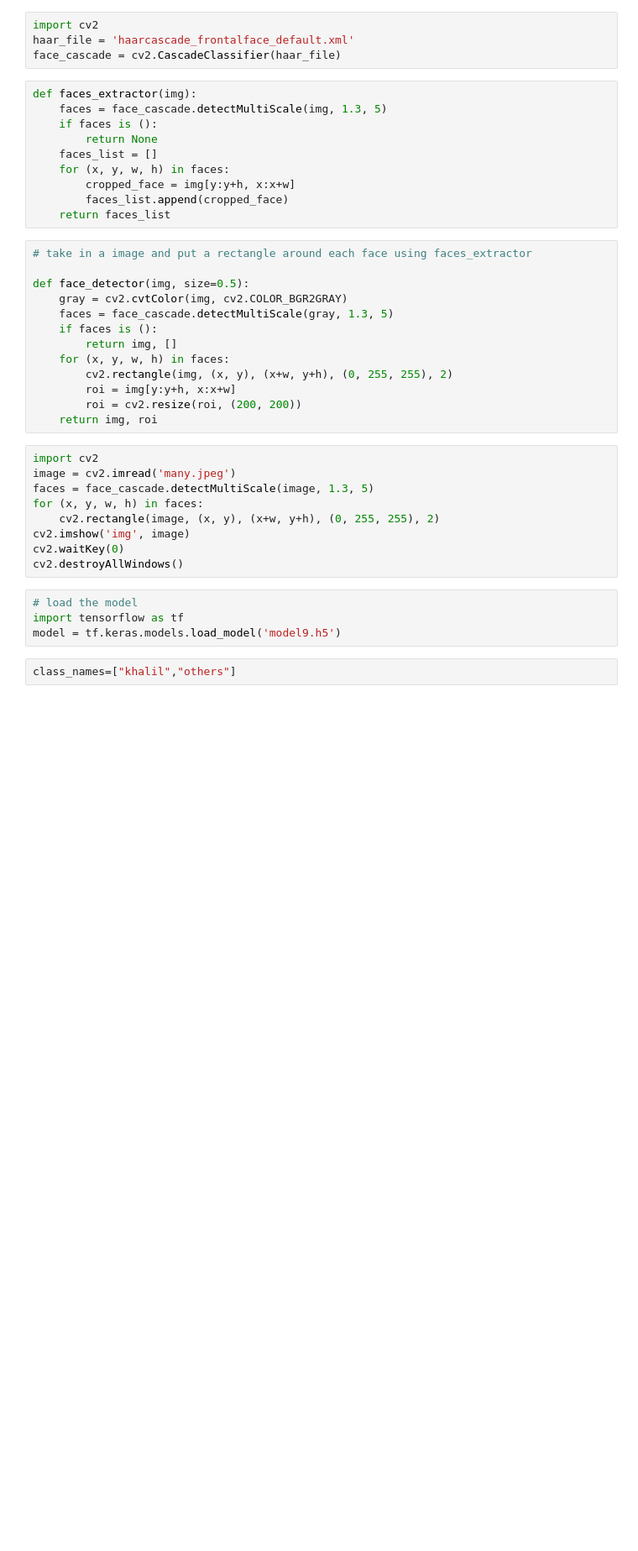
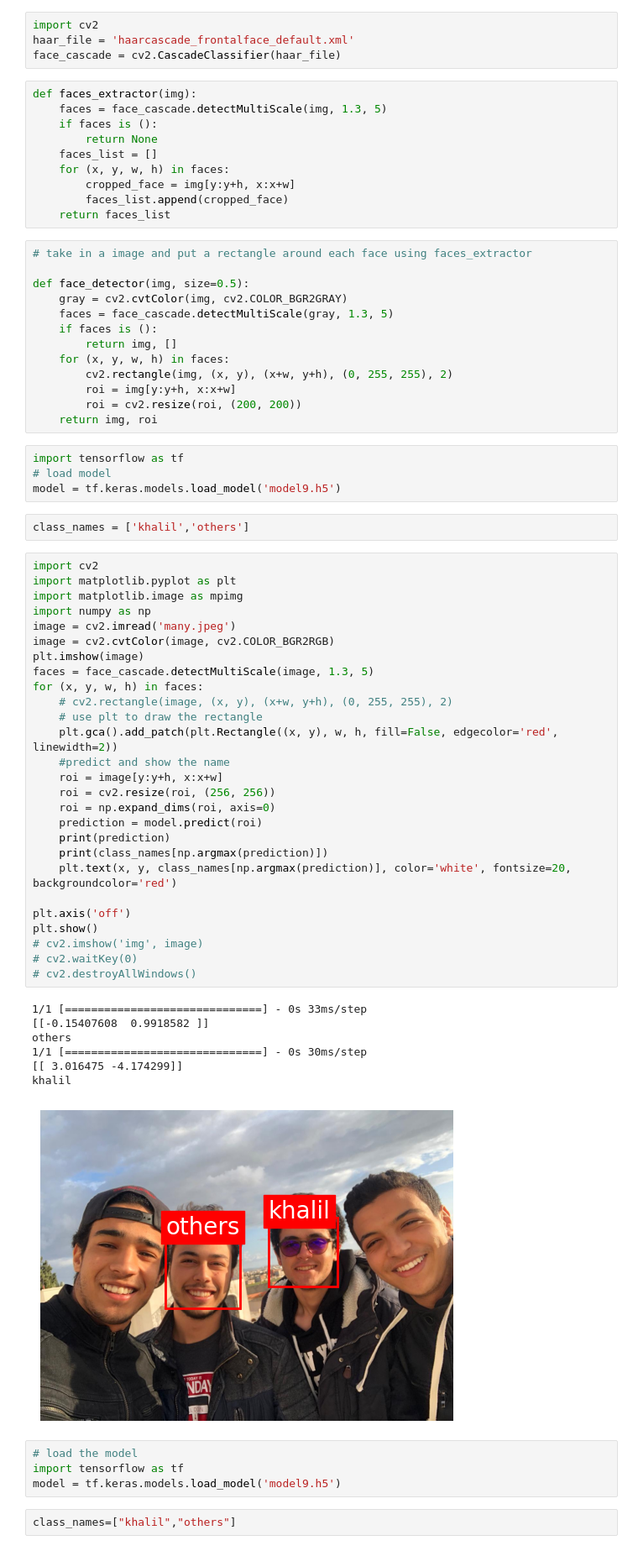
Before and after one commit to krankos/face-recognition-project, a Jupyter notebook: procedure.ipynb, the cells around one changed output. Shown: that part at 84% size. Cells and saved outputs as stored; diff of their text form; blank space fills up the shorter version.

```diff
--- a/procedure.ipynb
+++ b/procedure.ipynb
@@ -25,15 +25,47 @@ def face_detector(img, size=0.5):
         roi = img[y:y+h, x:x+w]
         roi = cv2.resize(roi, (200, 200))
     return img, roi
+# %%
+import tensorflow as tf
+# load model
+model = tf.keras.models.load_model('model9.h5')
+# %%
+class_names = ['khalil','others']
 # %%
 import cv2
+import matplotlib.pyplot as plt
+import matplotlib.image as mpimg
+import numpy as np
 image = cv2.imread('many.jpeg')
+image = cv2.cvtColor(image, cv2.COLOR_BGR2RGB)
+plt.imshow(image)
 faces = face_cascade.detectMultiScale(image, 1.3, 5)
 for (x, y, w, h) in faces:
-    cv2.rectangle(image, (x, y), (x+w, y+h), (0, 255, 255), 2)
-cv2.imshow('img', image)
-cv2.waitKey(0)
-cv2.destroyAllWindows()
+    # cv2.rectangle(image, (x, y), (x+w, y+h), (0, 255, 255), 2)
+    # use plt to draw the rectangle
+    plt.gca().add_patch(plt.Rectangle((x, y), w, h, fill=False, edgecolor='red', linewidth=2))
+    #predict and show the name
+    roi = image[y:y+h, x:x+w]
+    roi = cv2.resize(roi, (256, 256))
+    roi = np.expand_dims(roi, axis=0)
+    prediction = model.predict(roi)
+    print(prediction)
+    print(class_names[np.argmax(prediction)])
+    plt.text(x, y, class_names[np.argmax(prediction)], color='white', fontsize=20, backgroundcolor='red')
+
+plt.axis('off')
+plt.show()
+# cv2.imshow('img', image)
+# cv2.waitKey(0)
+# cv2.destroyAllWindows()
+# %% [output]
+1/1 [==============================] - 0s 33ms/step
+[[-0.15407608  0.9918582 ]]
+others
+1/1 [==============================] - 0s 30ms/step
+[[ 3.016475 -4.174299]]
+khalil
+[figure, added]
 # %%
 # load the model
 import tensorflow as tf
```
